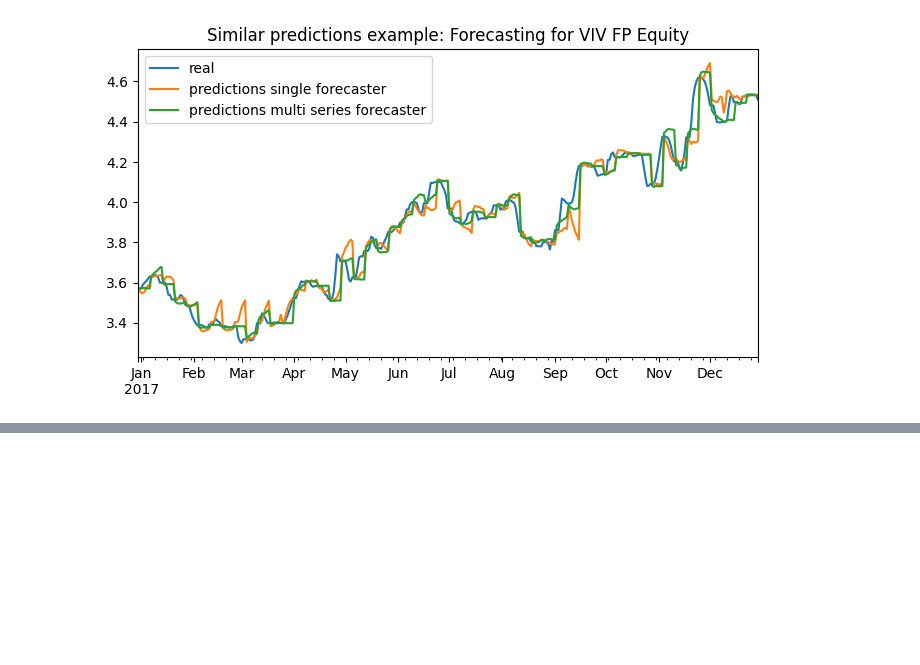
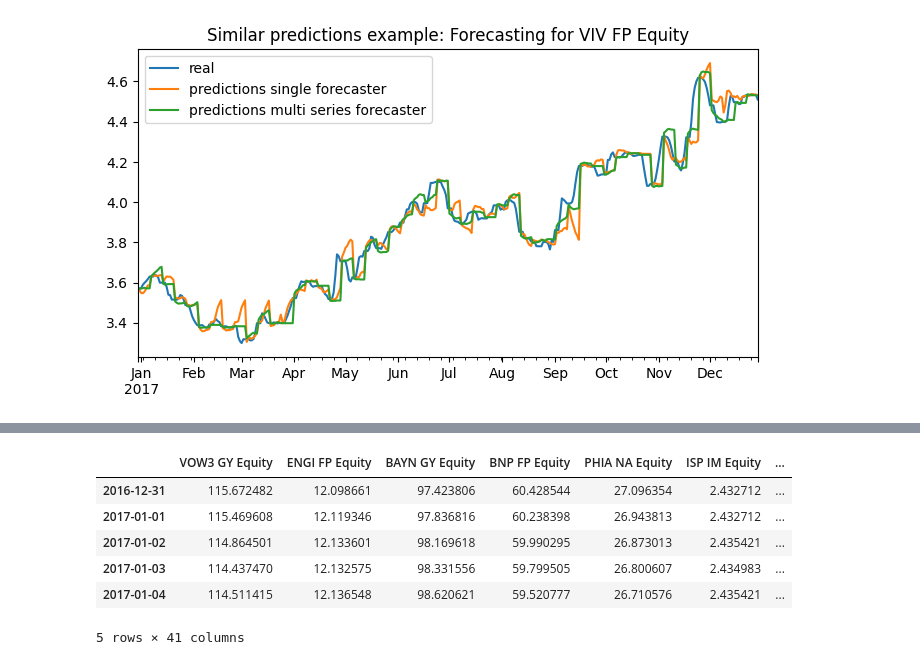
Before and after one commit to tommasograndi/portfolio-opt-with-BiLSTM-stock-preselection, a Jupyter notebook: 2. Multi-ts models.ipynb, the cells around one changed output, grey strips where cells are left out. Cells and saved outputs as stored; diff of their text form; code cells hidden in the pictures; blank space fills up the shorter version.

Commit message:
LGBM multi ts

```diff
--- a/2. Multi-ts models.ipynb
+++ b/2. Multi-ts models.ipynb
@@ -251,0 +274,19 @@ Text(0.5, 1.0, 'Similar predictions example: Forecasting for VIV FP Equity')
+# %%
+# 0 to saturdays and sundays, 1 otherwise
+def weights(date):
+    # 0: Monday, 1: Tuesday, ..., 5: Saturday, 6: Sunday
+    day_of_week = pd.to_datetime(date).dayofweek
+    condition = (day_of_week != 5) & (day_of_week != 6)
+    result = pd.np.where(condition, 1, 0)
+    return result
+# %%
+forecaster = ForecasterAutoregMultiSeries(
+                regressor          = LGBMRegressor(random_state=1),
+                lags               = 15,
+                transformer_series = MinMaxScaler(),
+                weight_func        = weights,         # weights for relative importance of each observation according to its index value
+                series_weights     = None,            # weights for relative importance of each series
+             )
+
+forecaster.fit(series=data_train)
+forecaster
@@ -251,0 +311,10 @@ Text(0.5, 1.0, 'Similar predictions example: Forecasting for VIV FP Equity')
+# %%
+forecaster.predict(steps=5)
+# %% [output]
+|  | VOW3 GY Equity | ENGI FP Equity | BAYN GY Equity | BNP FP Equity | PHIA NA Equity | ISP IM Equity | ... |
+| 2016-12-31 | 115.672482 | 12.098661 | 97.423806 | 60.428544 | 27.096354 | 2.432712 | ... |
+| 2017-01-01 | 115.469608 | 12.119346 | 97.836816 | 60.238398 | 26.943813 | 2.432712 | ... |
+| 2017-01-02 | 114.864501 | 12.133601 | 98.169618 | 59.990295 | 26.873013 | 2.435421 | ... |
+| 2017-01-03 | 114.437470 | 12.132575 | 98.331556 | 59.799505 | 26.800607 | 2.434983 | ... |
+| 2017-01-04 | 114.511415 | 12.136548 | 98.620621 | 59.520777 | 26.710576 | 2.435421 | ... |
+5 rows × 41 columns
```
Also changed, not shown: parts of 4 cells of this notebook.
